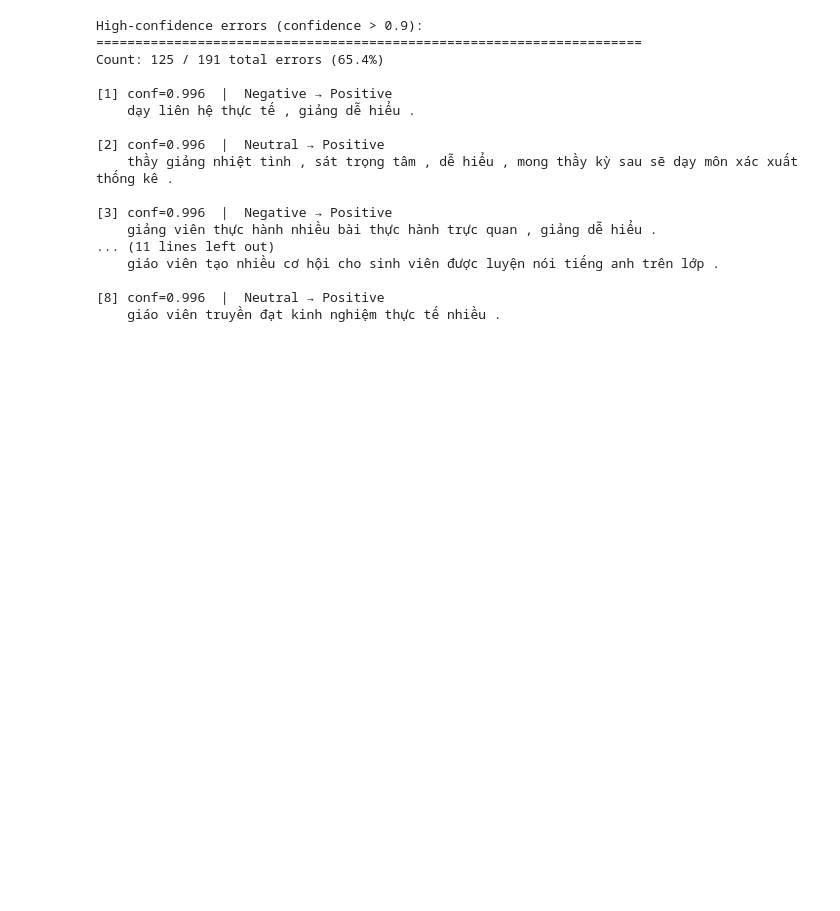
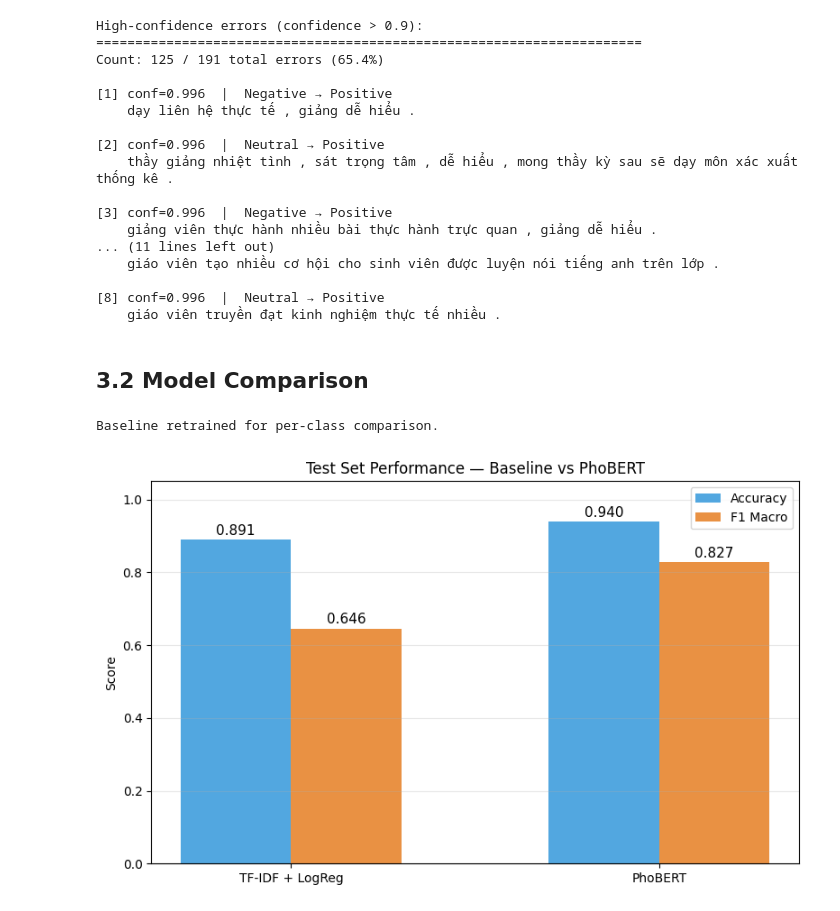
Before and after one commit to nguyenxuanha20210301/phobert-sentiment-analysis, a Jupyter notebook: notebooks/03_error_analysis.ipynb, the cells around one changed output. Drawn from its saved outputs; the diff is of its cells as text; code cells hidden in the pictures; blank space fills up the shorter version.

Commit message:
feat: add baseline vs PhoBERT comparison charts and final summary table

```diff
--- a/notebooks/03_error_analysis.ipynb
+++ b/notebooks/03_error_analysis.ipynb
@@ -369,3 +369,67 @@ Count: 125 / 191 total errors (65.4%)
 
 [8] conf=0.996  |  Neutral → Positive
     giáo viên truyền đạt kinh nghiệm thực tế nhiều .
+# %% [markdown]
+## 3.2 Model Comparison
+# %%
+# ============================================================
+# Recompute per-class F1 for both models side by side
+# Need baseline predictions — rerun TF-IDF + LogReg quickly
+# ============================================================
+from sklearn.feature_extraction.text import TfidfVectorizer
+from sklearn.linear_model import LogisticRegression
+
+train_df = pd.read_csv(f'{DATA_DIR}/train_preprocessed.csv')
+
+tfidf = TfidfVectorizer(max_features=20000, ngram_range=(1, 2))
+X_train_tfidf = tfidf.fit_transform(train_df['clean_text'])
+X_test_tfidf = tfidf.transform(test_df['clean_text'])
+
+lr_model = LogisticRegression(max_iter=1000, random_state=42, C=1.0)
+lr_model.fit(X_train_tfidf, train_df['sentiment'])
+
+baseline_preds = lr_model.predict(X_test_tfidf)
+test_df['baseline_pred'] = baseline_preds
+
+print("Baseline retrained for per-class comparison.")
+# %% [output]
+Baseline retrained for per-class comparison.
+# %%
+# ============================================================
+# Overall metrics comparison — bar chart
+# ============================================================
+models = ['TF-IDF + LogReg', 'PhoBERT']
+test_accs = [
+    accuracy_score(test_df['sentiment'], test_df['baseline_pred']),
+    accuracy_score(test_df['sentiment'], test_df['phobert_pred'])
+]
+test_f1s = [
+    f1_score(test_df['sentiment'], test_df['baseline_pred'], average='macro'),
+    f1_score(test_df['sentiment'], test_df['phobert_pred'], average='macro')
+]
+
+fig, ax = plt.subplots(figsize=(8, 5))
+x = np.arange(len(models))
+w = 0.3
+
+bars1 = ax.bar(x - w/2, test_accs, w, label='Accuracy', color='#3498db', alpha=0.85)
+bars2 = ax.bar(x + w/2, test_f1s, w, label='F1 Macro', color='#e67e22', alpha=0.85)
+
+for bars in [bars1, bars2]:
+    for bar in bars:
+        ax.text(bar.get_x() + bar.get_width()/2, bar.get_height() + 0.005,
+                f"{bar.get_height():.3f}", ha='center', va='bottom', fontsize=11)
+
+ax.set_xticks(x)
+ax.set_xticklabels(models)
+ax.set_ylabel('Score')
+ax.set_title('Test Set Performance — Baseline vs PhoBERT')
+ax.set_ylim(0, 1.05)
+ax.legend()
+ax.grid(axis='y', alpha=0.3)
+
+plt.tight_layout()
+plt.savefig(f'{BASE_DIR}/model_comparison_overall.png', dpi=150, bbox_inches='tight')
+plt.show()
+# %% [output]
+[figure, added]
```
Also changed, not shown: parts of 3 cells of this notebook.
